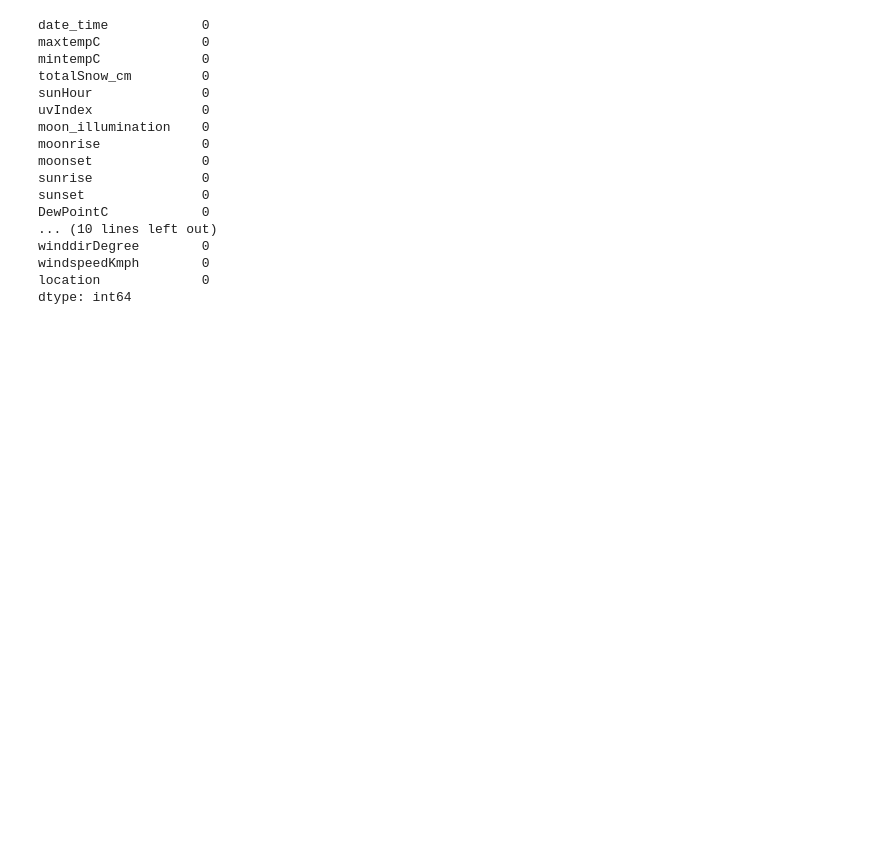
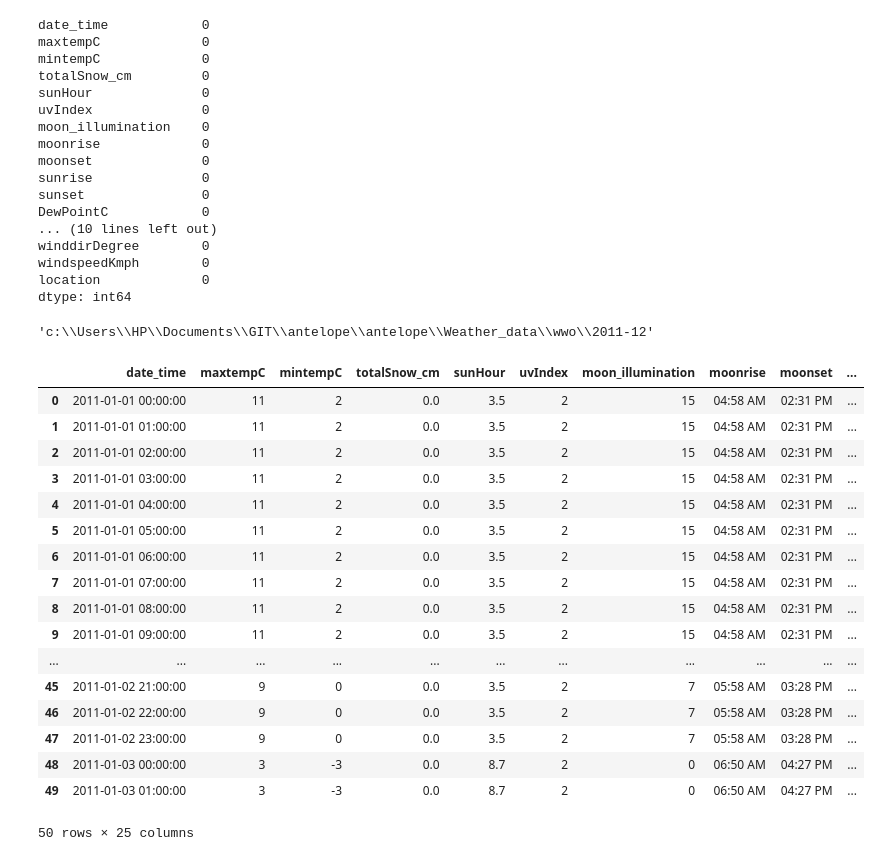
Before and after one commit to shekharbiswas/antelope, a Jupyter notebook: weather.ipynb, the cells around one changed output. Saved outputs shown, nothing was run; the diff lists cells and outputs as text; code cells hidden in the pictures; blank space fills up the shorter version.

Commit message:
wash_2

```diff
--- a/weather.ipynb
+++ b/weather.ipynb
@@ -89,3 +104,30 @@ winddirDegree        0
 windspeedKmph        0
 location             0
 dtype: int64
+# %%
+pwd
+# %% [output]
+'c:\\Users\\HP\\Documents\\GIT\\antelope\\antelope\\Weather_data\\wwo\\2011-12'
+# %%
+wash_df_2011_12 = pd.read_csv("washington.csv")
+# %%
+wash_df_2011_12.head(50)
+# %% [output]
+|  | date_time | maxtempC | mintempC | totalSnow_cm | sunHour | uvIndex | moon_illumination | moonrise | moonset | ... |
+| 0 | 2011-01-01 00:00:00 | 11 | 2 | 0.0 | 3.5 | 2 | 15 | 04:58 AM | 02:31 PM | ... |
+| 1 | 2011-01-01 01:00:00 | 11 | 2 | 0.0 | 3.5 | 2 | 15 | 04:58 AM | 02:31 PM | ... |
+| 2 | 2011-01-01 02:00:00 | 11 | 2 | 0.0 | 3.5 | 2 | 15 | 04:58 AM | 02:31 PM | ... |
+| 3 | 2011-01-01 03:00:00 | 11 | 2 | 0.0 | 3.5 | 2 | 15 | 04:58 AM | 02:31 PM | ... |
+| 4 | 2011-01-01 04:00:00 | 11 | 2 | 0.0 | 3.5 | 2 | 15 | 04:58 AM | 02:31 PM | ... |
+| 5 | 2011-01-01 05:00:00 | 11 | 2 | 0.0 | 3.5 | 2 | 15 | 04:58 AM | 02:31 PM | ... |
+| 6 | 2011-01-01 06:00:00 | 11 | 2 | 0.0 | 3.5 | 2 | 15 | 04:58 AM | 02:31 PM | ... |
+| 7 | 2011-01-01 07:00:00 | 11 | 2 | 0.0 | 3.5 | 2 | 15 | 04:58 AM | 02:31 PM | ... |
+| 8 | 2011-01-01 08:00:00 | 11 | 2 | 0.0 | 3.5 | 2 | 15 | 04:58 AM | 02:31 PM | ... |
+| 9 | 2011-01-01 09:00:00 | 11 | 2 | 0.0 | 3.5 | 2 | 15 | 04:58 AM | 02:31 PM | ... |
+| ... | ... | ... | ... | ... | ... | ... | ... | ... | ... | ... |
+| 45 | 2011-01-02 21:00:00 | 9 | 0 | 0.0 | 3.5 | 2 | 7 | 05:58 AM | 03:28 PM | ... |
+| 46 | 2011-01-02 22:00:00 | 9 | 0 | 0.0 | 3.5 | 2 | 7 | 05:58 AM | 03:28 PM | ... |
+| 47 | 2011-01-02 23:00:00 | 9 | 0 | 0.0 | 3.5 | 2 | 7 | 05:58 AM | 03:28 PM | ... |
+| 48 | 2011-01-03 00:00:00 | 3 | -3 | 0.0 | 8.7 | 2 | 0 | 06:50 AM | 04:27 PM | ... |
+| 49 | 2011-01-03 01:00:00 | 3 | -3 | 0.0 | 8.7 | 2 | 0 | 06:50 AM | 04:27 PM | ... |
+50 rows × 25 columns
```
Also changed, not shown: parts of 3 cells of this notebook, 2 other files.
